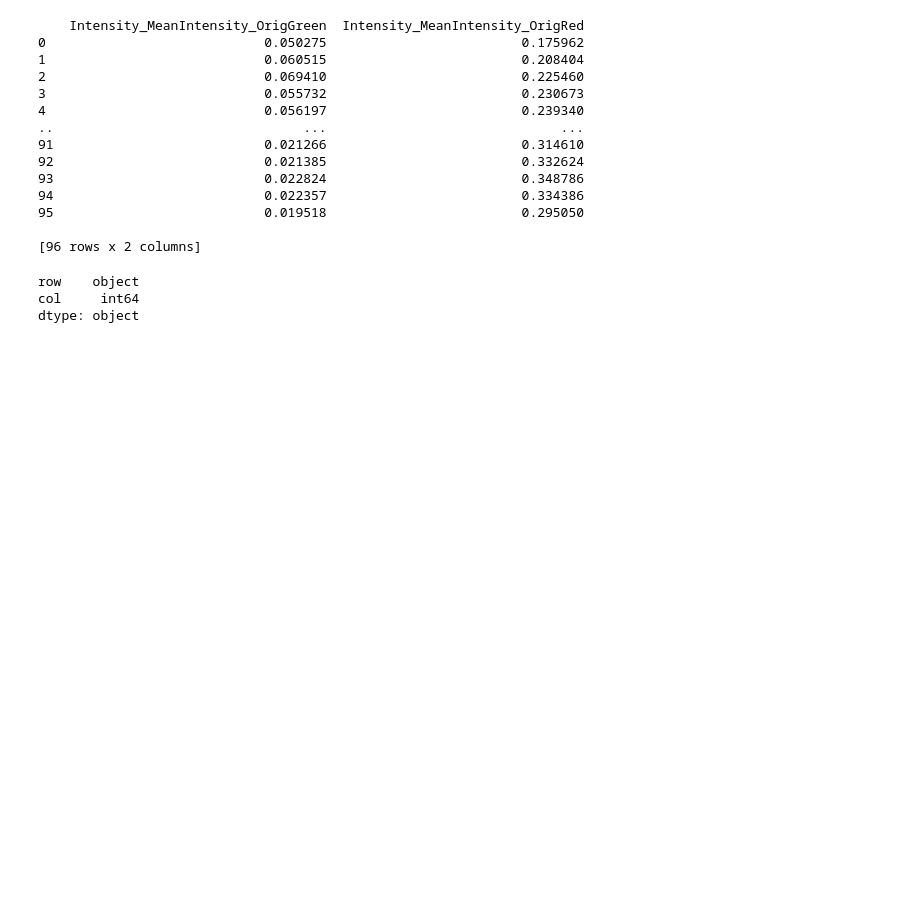
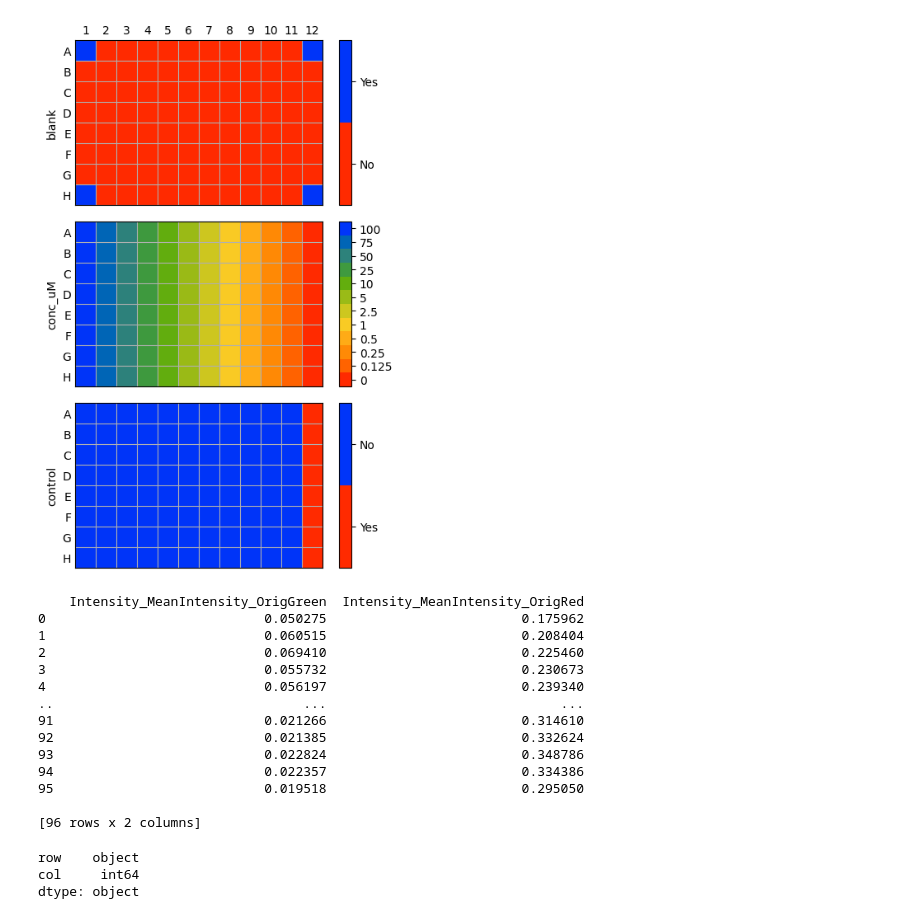
Before and after one commit to arteys/Resazurin_ChemiDoc, a Jupyter notebook: Archive/wellmap_test.ipynb, the cells around one changed output. Saved outputs shown, nothing was run; the diff lists cells and outputs as text; code cells hidden in the pictures; blank space fills up the shorter version.

```diff
--- a/wellmap_test.ipynb
+++ b/Archive/wellmap_test.ipynb
@@ -8,12 +8,16 @@ import seaborn as sns
 # wellmap.show("2 substance 1 plate.toml")
 wellmap.show("sph_dif_number.toml"); # Yes, this semicolon is meaningful. Or plates map will be duplicated
 # %%
-path_to_data = r"C:\Users\Modern\Documents\Biorad\Test\MyExpt_Wells.csv"
+# path_to_data = r"C:\Users\Modern\Documents\Biorad\Test\MyExpt_Wells.csv"
+path_to_wellmap = r"C:\Users\Modern\Documents\Biorad\CellProfiler\Results\2024-07-24 Vero Rd hTERT CK-99c ISK-1 Slovesnova\2024-07-24 hTERT CK-99c 4H (Multichannel).toml"
 
-data_raw = pd.read_csv(path_to_data)
+# data_raw = pd.read_csv(path_to_data)
+wellmap.show(path_to_wellmap);
 
-print(data_raw.columns)
+# print(data_raw.columns)
 # print(data)
+# %% [output]
+[figure, added]
 # %%
 data = data_raw[['Intensity_MeanIntensity_OrigGreen','Intensity_MeanIntensity_OrigRed']].copy()
 print(data)
```
Also changed, not shown: 8 other files.
